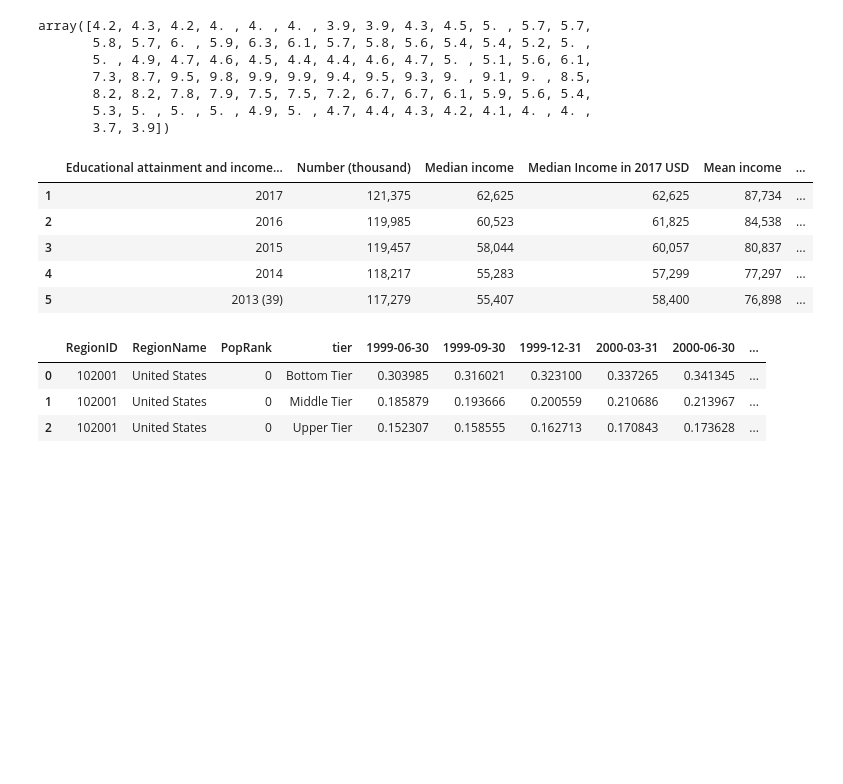
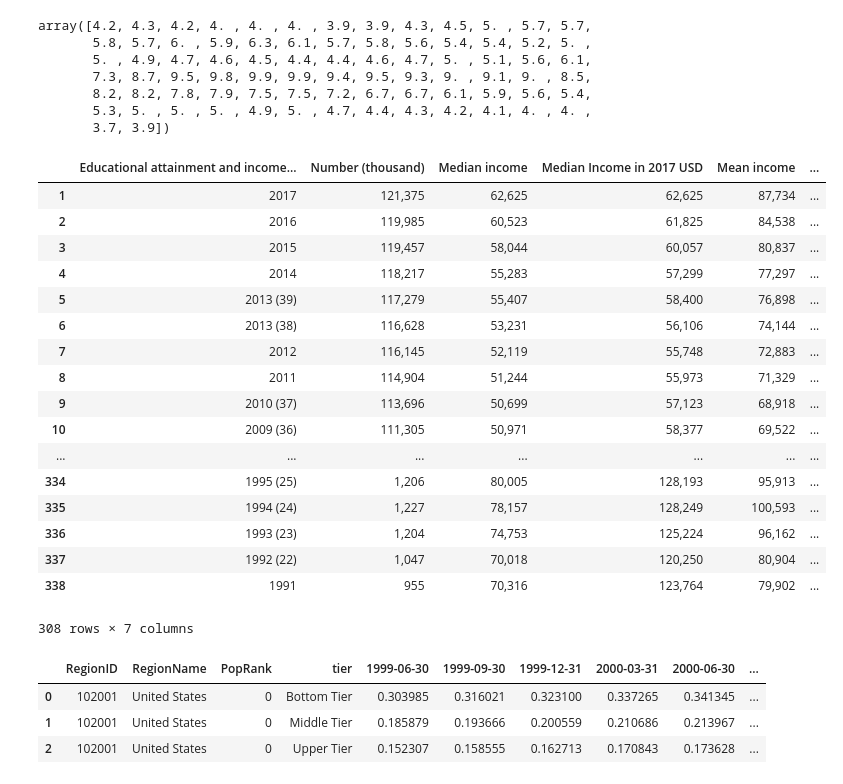
Before and after one commit to LoriHarris/Real_Estate_Affordability, a Jupyter notebook: Cleaning Labor, Income, and Education CSVs.ipynb, the cells around one changed output. Cells and saved outputs as stored; diff of their text form; code cells hidden in the pictures; blank space fills up the shorter version.

```diff
--- a/Cleaning Labor, Income, and Education CSVs.ipynb
+++ b/Cleaning Labor, Income, and Education CSVs.ipynb
@@ -43,34 +62,46 @@ array([4.2, 4.3, 4.2, 4. , 4. , 4. , 3.9, 3.9, 4.3, 4.5, 5. , 5.7, 5.7,
 # %%
 education_data = pd.read_csv("education_vs_income.csv", skiprows = 4)
 education_data.rename(columns = {
     "Unnamed: 3": "Median Income in 2017 USD",
     "Unnamed: 5": "Mean Income in 2017 USD"}, inplace=True)
 
 education_data["Educational Attainment"] = ""
 education_data.iloc[1:32, education_data.columns.get_loc("Educational Attainment")] = "Total"
 education_data.iloc[32:60, education_data.columns.get_loc("Educational Attainment")] = "9th Grade"
 education_data.iloc[63:91, education_data.columns.get_loc("Educational Attainment")] = "High School No Diploma"
 education_data.iloc[94:122, education_data.columns.get_loc("Educational Attainment")] = "GED or HS Diploma"
 education_data.iloc[125:153, education_data.columns.get_loc("Educational Attainment")] = "Some College"
 education_data.iloc[156:184, education_data.columns.get_loc("Educational Attainment")] = "Associate Degree"
 education_data.iloc[187:215, education_data.columns.get_loc("Educational Attainment")] = "Bachelor's Degree or More"
 education_data.iloc[218:246, education_data.columns.get_loc("Educational Attainment")] = "Bachelor's Degree"
 education_data.iloc[249:277, education_data.columns.get_loc("Educational Attainment")] = "Master's Degree"
 education_data.iloc[280:308, education_data.columns.get_loc("Educational Attainment")] = "Professional Degree"
 education_data.iloc[311:339, education_data.columns.get_loc("Educational Attainment")] = "Doctorate Degree"
 
 edu_data = education_data.dropna(axis=0, how="any")
 edu_csv = open("Education_Data_Cleaned.csv", "w")
 csv.writer(edu_csv)
 edu_data.to_csv("Education_Data_Cleaned.csv")
-edu_data.head()
+edu_data
 # %% [output]
 |  | Educational attainment and income... | Number (thousand) | Median income | Median Income in 2017 USD | Mean income | ... |
 | 1 | 2017 | 121,375 | 62,625 | 62,625 | 87,734 | ... |
 | 2 | 2016 | 119,985 | 60,523 | 61,825 | 84,538 | ... |
 | 3 | 2015 | 119,457 | 58,044 | 60,057 | 80,837 | ... |
 | 4 | 2014 | 118,217 | 55,283 | 57,299 | 77,297 | ... |
 | 5 | 2013 (39) | 117,279 | 55,407 | 58,400 | 76,898 | ... |
+| 6 | 2013 (38) | 116,628 | 53,231 | 56,106 | 74,144 | ... |
+| 7 | 2012 | 116,145 | 52,119 | 55,748 | 72,883 | ... |
+| 8 | 2011 | 114,904 | 51,244 | 55,973 | 71,329 | ... |
+| 9 | 2010 (37) | 113,696 | 50,699 | 57,123 | 68,918 | ... |
+| 10 | 2009 (36) | 111,305 | 50,971 | 58,377 | 69,522 | ... |
+| ... | ... | ... | ... | ... | ... | ... |
+| 334 | 1995 (25) | 1,206 | 80,005 | 128,193 | 95,913 | ... |
+| 335 | 1994 (24) | 1,227 | 78,157 | 128,249 | 100,593 | ... |
+| 336 | 1993 (23) | 1,204 | 74,753 | 125,224 | 96,162 | ... |
+| 337 | 1992 (22) | 1,047 | 70,018 | 120,250 | 80,904 | ... |
+| 338 | 1991 | 955 | 70,316 | 123,764 | 79,902 | ... |
+308 rows × 7 columns
 # %%
 mort_csv = open("tieredaffordability_mortgage.csv")
 mort_df = (pd.read_csv(mort_csv))
```
Also changed, not shown: parts of 4 cells of this notebook.
